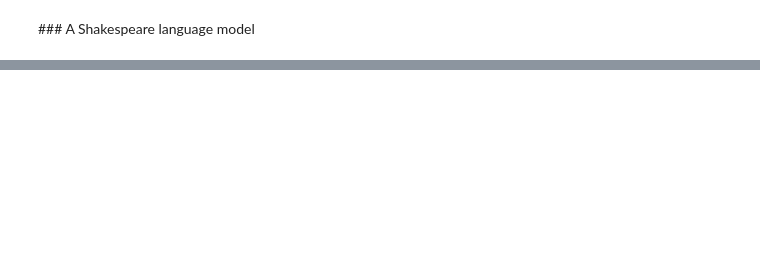
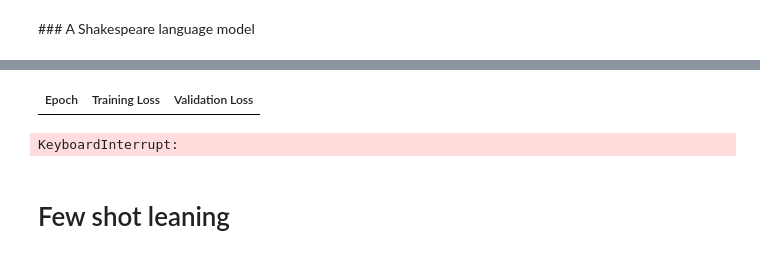
Before and after one commit to kasparvonbeelen/SAS-LLM-Workshop, a Jupyter notebook: SAS-Workshop.ipynb, the cells around one changed output, grey strips where cells are left out. Cells and saved outputs as stored; diff of their text form; code cells hidden in the pictures; blank space fills up the shorter version.

Commit message:
add finetune

```diff
--- a/SAS-Workshop.ipynb
+++ b/SAS-Workshop.ipynb
@@ -230,0 +333,2 @@ The Duke of York was a member of the royal family, and was a member
+# %%
+brexit_dataset = Dataset.from_pandas(df_text)
@@ -230,0 +365,8 @@ The Duke of York was a member of the royal family, and was a member
+# %%
+train_size = int(len(tokenized_datasets) *.9)
+test_size = int(len(tokenized_datasets) *.1)
+print(train_size,test_size)
+dataset = tokenized_datasets.train_test_split(
+    train_size=train_size, test_size=test_size, seed=42
+)
+dataset
@@ -230,0 +385,36 @@ The Duke of York was a member of the royal family, and was a member
+# %%
+from transformers import TrainingArguments
+
+#training_args = TrainingArguments("test-trainer")
+model_checkpoint = 'gpt-2'
+batch_size = 64
+# Show the training loss with every epoch
+logging_steps = len(dataset["train"]) // batch_size
+model_name = model_checkpoint.split("/")[-1]
+
+training_args = TrainingArguments(
+    output_dir=f"gpt-finetuned",
+    overwrite_output_dir=True,
+    evaluation_strategy="epoch",
+    learning_rate=2e-5,
+    weight_decay=0.01,
+    per_device_train_batch_size=batch_size,
+    per_device_eval_batch_size=batch_size,
+    #push_to_hub=True,
+    #fp16=True,
+    logging_steps=logging_steps,
+)
+# %%
+from transformers import Trainer
+
+trainer = Trainer(
+    model=model,
+    args=training_args,
+    train_dataset=dataset["train"],
+    eval_dataset=dataset["test"],
+    data_collator=data_collator,
+    tokenizer=tokenizer,
+)
+# %%
+trainer.train()
+# %% [output]
@@ -230,0 +422,4 @@ The Duke of York was a member of the royal family, and was a member
+| Epoch | Training Loss | Validation Loss |
+KeyboardInterrupt:
+# %% [markdown]
+# Few shot leaning
```
Also changed, not shown: parts of 54 cells of this notebook.
